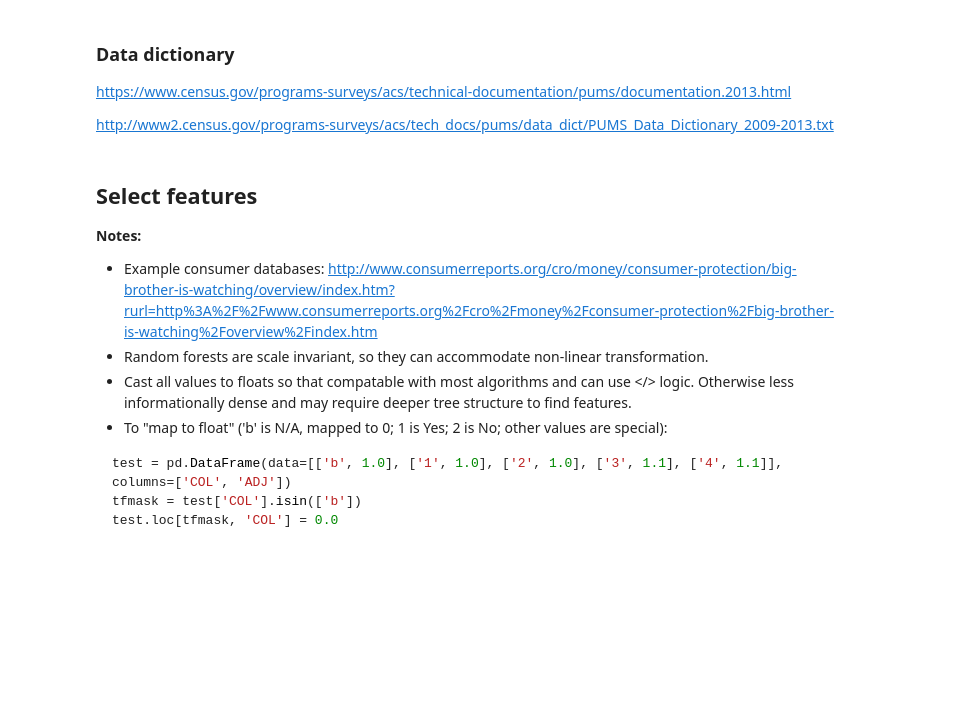
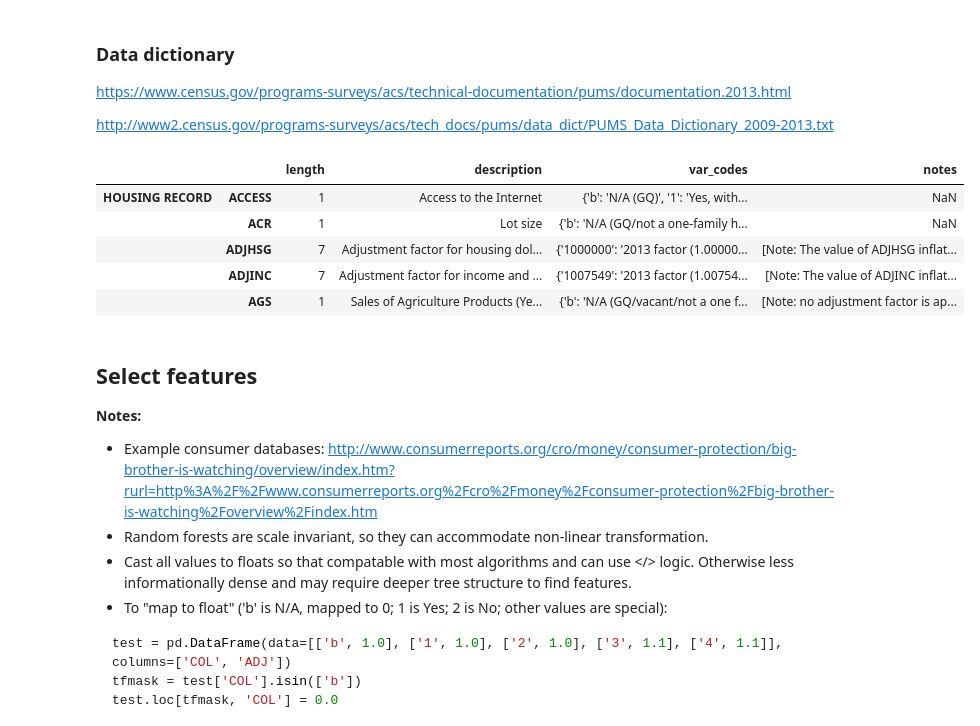
Before and after one commit to stharrold/stharrold.github.io, a Jupyter notebook: content/static/20151230-predict-household-income-from-census/20151230-predict-household-income-from-census.ipynb, the cells around one changed output. Drawn from its saved outputs; the diff is of its cells as text; code cells hidden in the pictures; blank space fills up the shorter version.

Commit message:
census.py: corrected parser

```diff
--- a/content/static/20151230-predict-household-income-from-census/20151230-predict-household-income-from-census.ipynb
+++ b/content/static/20151230-predict-household-income-from-census/20151230-predict-household-income-from-census.ipynb
@@ -243,0 +301,2 @@ ddict = dsd.census.parse_pumsdatadict(path=path_dtxt)
+# %%
+path_dtxt = '/mnt/disk-20151227t211000z/www2-census-gov/programs-surveys/acs/tech_docs/pums/data_dict/PUMSDataDict13.txt'
@@ -244,3 +305,17 @@ ddict = dsd.census.parse_pumsdatadict(path=path_dtxt)
+# %%
+ddict = parse_pumsdatadict(path=path_dtxt)
+tmp = dict()
+for record_type in ddict['record_types']:
+    tmp[record_type] = pd.DataFrame.from_dict(ddict['record_types'][record_type], orient='index')
+df_ddict = pd.concat(tmp)
+df_ddict.head()
+# %% [output]
+|  |  | length | description | var_codes | notes |
+| HOUSING RECORD | ACCESS | 1 | Access to the Internet | {'b': 'N/A (GQ)', '1': 'Yes, with... | NaN |
+|  | ACR | 1 | Lot size | {'b': 'N/A (GQ/not a one-family h... | NaN |
+|  | ADJHSG | 7 | Adjustment factor for housing dol... | {'1000000': '2013 factor (1.00000... | [Note: The value of ADJHSG inflat... |
+|  | ADJINC | 7 | Adjustment factor for income and ... | {'1007549': '2013 factor (1.00754... | [Note: The value of ADJINC inflat... |
+|  | AGS | 1 | Sales of Agriculture Products (Ye... | {'b': 'N/A (GQ/vacant/not a one f... | [Note: no adjustment factor is ap... |
 # %% [markdown]
 ## Select features
 
```
Also changed, not shown: parts of 10 cells of this notebook, 4 other files.
